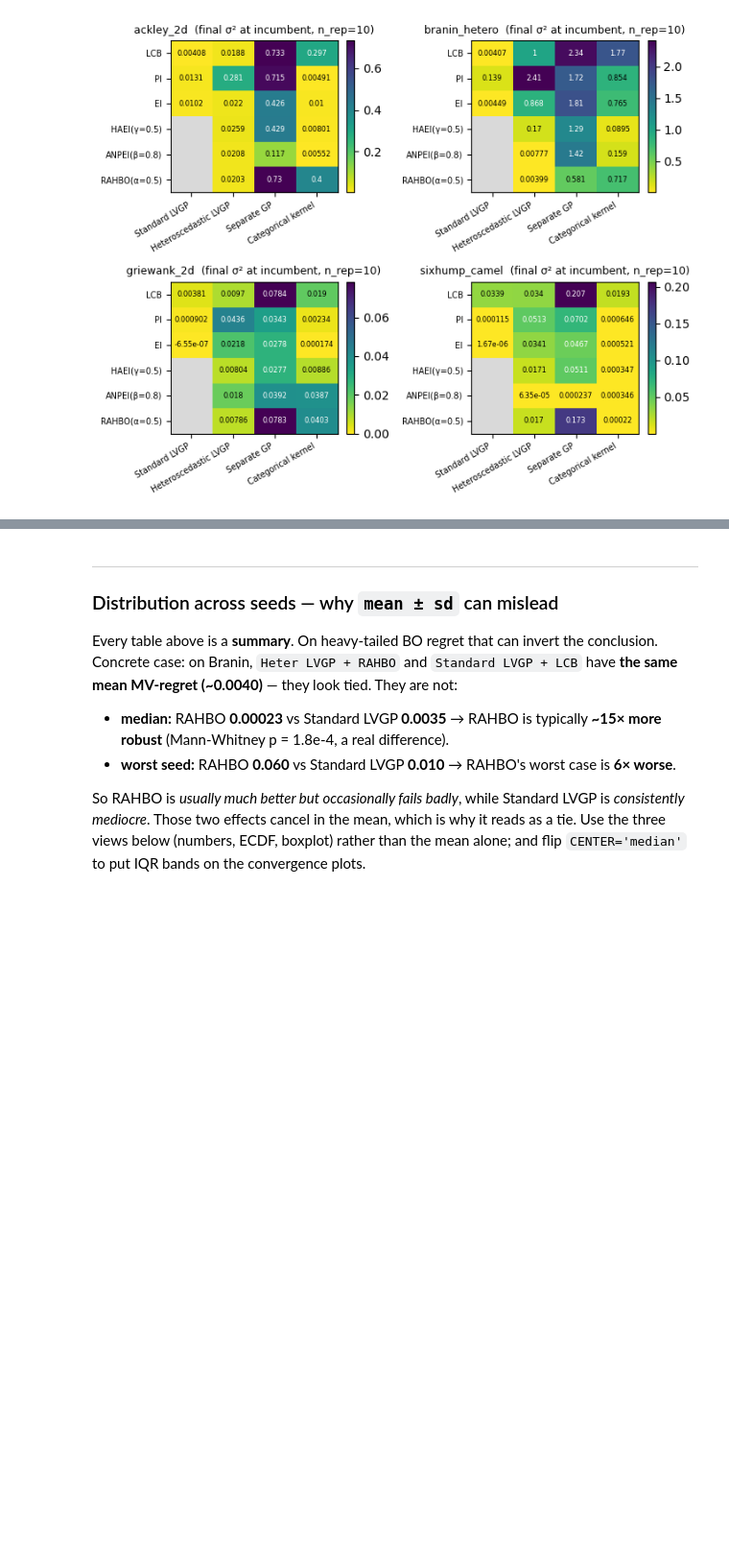
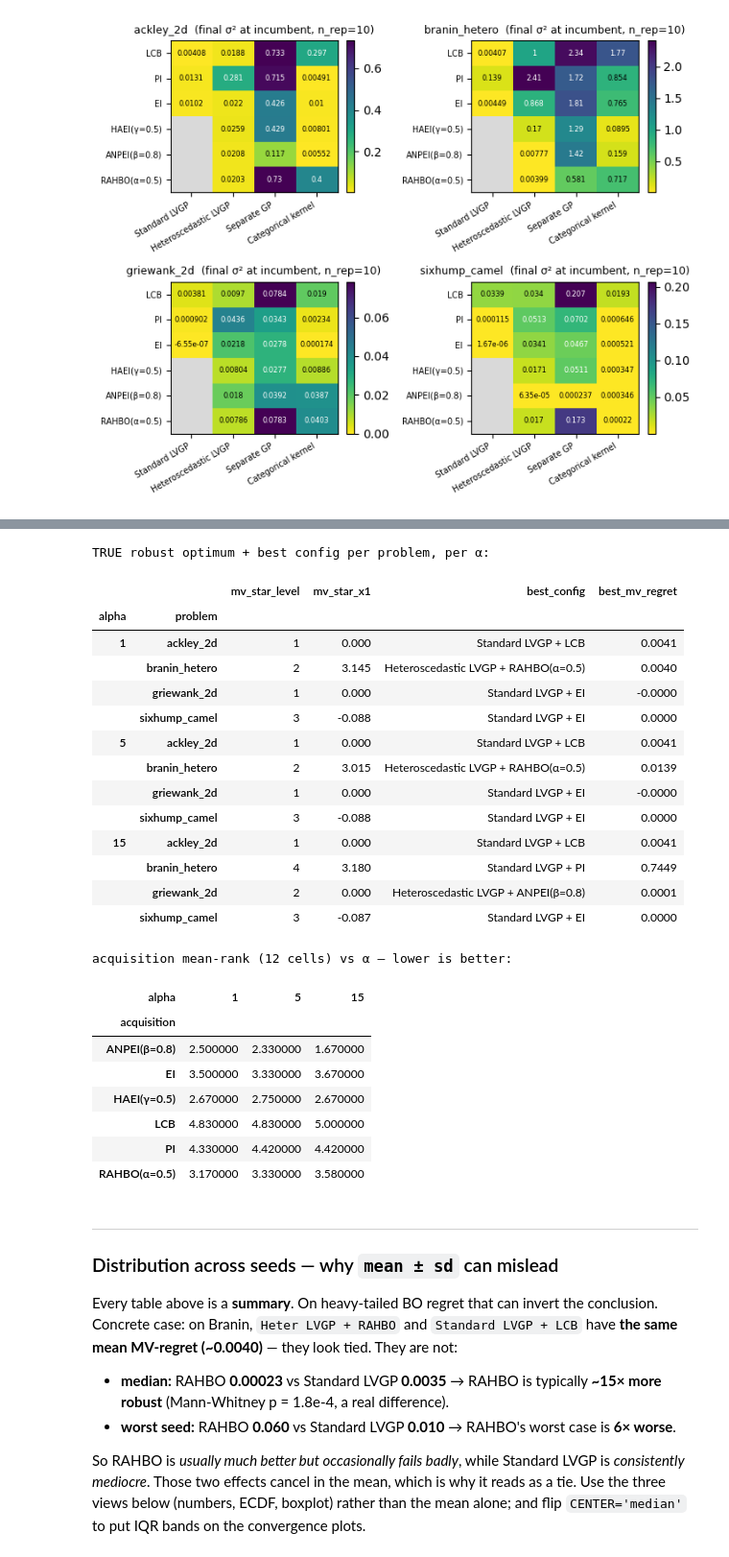
Before and after one commit to Chris1504-fdz/heter_lvgp, a Jupyter notebook: benchmark/notebooks/compare.ipynb, the cells around one changed output, grey strips where cells are left out. Shown at 96% size. Cells and saved outputs as stored; diff of their text form; code cells hidden in the pictures; blank space fills up the shorter version.

```diff
--- a/benchmark/notebooks/compare.ipynb
+++ b/benchmark/notebooks/compare.ipynb
@@ -429,3 +446,34 @@ acq_method_heatmap(grid, metric='mv', n_rep=N_REP, functions=FUNCS, ground_truth
+# %%
+per_problem, acq_ranks = mv_alpha_sweep(grid, alphas=(1, 5, 15), n_rep=N_REP, functions=FUNCS)
+print('TRUE robust optimum + best config per problem, per α:')
+display(per_problem)
+print('acquisition mean-rank (12 cells) vs α — lower is better:')
+display(style_best(acq_ranks, {c: 'min' for c in acq_ranks.columns}))
+# %% [output]
+TRUE robust optimum + best config per problem, per α:
+|  |  | mv_star_level | mv_star_x1 | best_config | best_mv_regret |
+| alpha | problem |  |  |  |  |
+| 1 | ackley_2d | 1 | 0.000 | Standard LVGP + LCB | 0.0041 |
+|  | branin_hetero | 2 | 3.145 | Heteroscedastic LVGP + RAHBO(α=0.5) | 0.0040 |
+|  | griewank_2d | 1 | 0.000 | Standard LVGP + EI | -0.0000 |
+|  | sixhump_camel | 3 | -0.088 | Standard LVGP + EI | 0.0000 |
+| 5 | ackley_2d | 1 | 0.000 | Standard LVGP + LCB | 0.0041 |
+|  | branin_hetero | 2 | 3.015 | Heteroscedastic LVGP + RAHBO(α=0.5) | 0.0139 |
+|  | griewank_2d | 1 | 0.000 | Standard LVGP + EI | -0.0000 |
+|  | sixhump_camel | 3 | -0.088 | Standard LVGP + EI | 0.0000 |
+| 15 | ackley_2d | 1 | 0.000 | Standard LVGP + LCB | 0.0041 |
+|  | branin_hetero | 4 | 3.180 | Standard LVGP + PI | 0.7449 |
+|  | griewank_2d | 2 | 0.000 | Heteroscedastic LVGP + ANPEI(β=0.8) | 0.0001 |
+|  | sixhump_camel | 3 | -0.087 | Standard LVGP + EI | 0.0000 |
+acquisition mean-rank (12 cells) vs α — lower is better:
+| alpha | 1 | 5 | 15 |
+| acquisition |  |  |  |
+| ANPEI(β=0.8) | 2.500000 | 2.330000 | 1.670000 |
+| EI | 3.500000 | 3.330000 | 3.670000 |
+| HAEI(γ=0.5) | 2.670000 | 2.750000 | 2.670000 |
+| LCB | 4.830000 | 4.830000 | 5.000000 |
+| PI | 4.330000 | 4.420000 | 4.420000 |
+| RAHBO(α=0.5) | 3.170000 | 3.330000 | 3.580000 |
 # %% [markdown]
 ---
 ### Distribution across seeds — why `mean ± sd` can mislead
```
Also changed, not shown: parts of 6 cells of this notebook, 14 other files.
